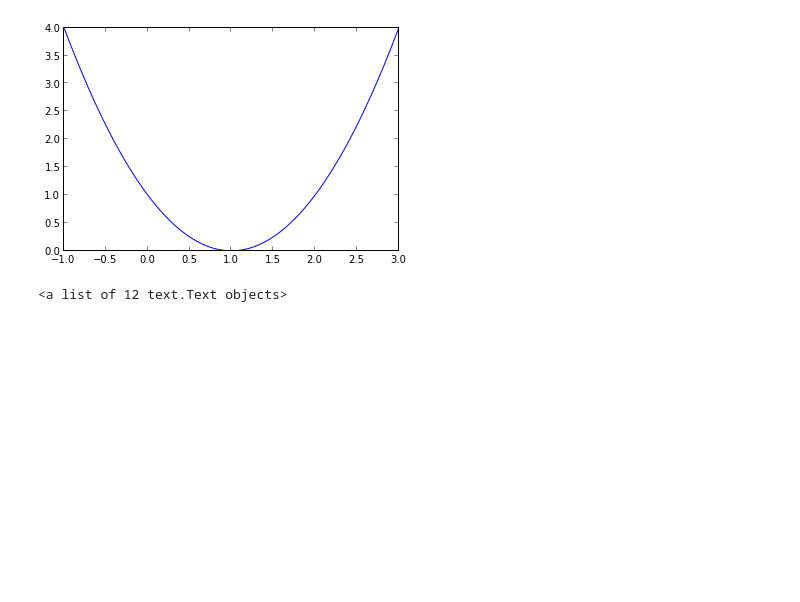
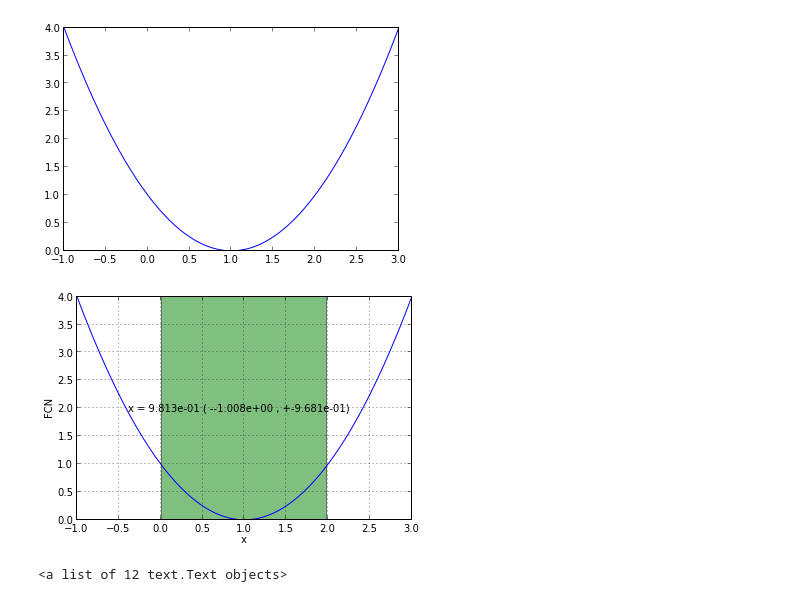
Before and after one commit to scikit-hep/iminuit, a Jupyter notebook: tutorial/tutorial.ipynb, the cells around one changed output. Drawn from its saved outputs; the diff is of its cells as text; code cells hidden in the pictures; blank space fills up the shorter version.

Commit message:
add draw_contour and draw_profile

```diff
--- a/tutorial/tutorial.ipynb
+++ b/tutorial/tutorial.ipynb
@@ -145,6 +145,11 @@ plot(x,y) #if you have matplotlib
 # %% [output]
 [<matplotlib.lines.Line2D at 0x...>]
 [figure]
+# %%
+#we also provide convenience wrapper for drawing it
+m.draw_profile('x');
+# %% [output]
+[figure, added]
 # %%
 x,y,z = m.contour('x','z',subtract_min=True)
 cs = contour(x,y,z)
```
Also changed, not shown: parts of 2 cells of this notebook, 5 other files.
